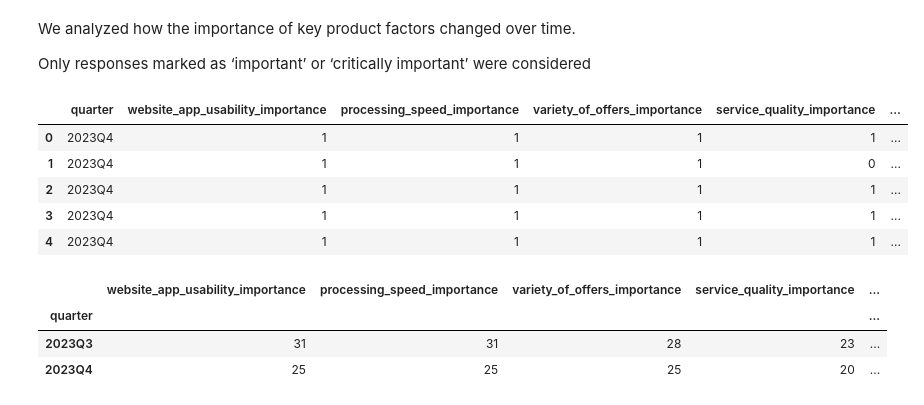
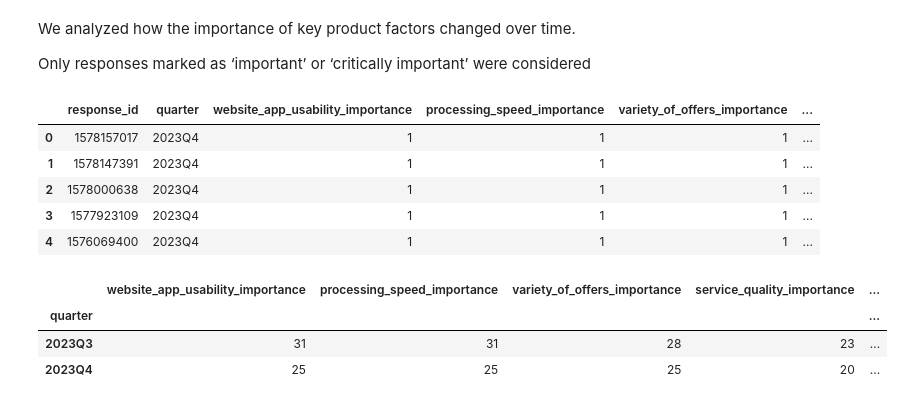
Before and after one commit to anxsel/analytics-portfolio, a Jupyter notebook: hotel-booking-survey-analysis/survey_analysis.ipynb, the cells around one changed output. Drawn from its saved outputs; the diff is of its cells as text; code cells hidden in the pictures.

```diff
--- a/hotel-booking-survey-analysis/survey_analysis.ipynb
+++ b/hotel-booking-survey-analysis/survey_analysis.ipynb
@@ -156,7 +156,7 @@ Name: count, dtype: int64
 # %% [markdown]
 We have 77 'cannot_evaluate' answers which are nan
 # %%
-df.replace(['cannot_evaluate', float('nan')], None, inplace=True)
+df = df.replace('cannot_evaluate', pd.NA)
 df.head()
 # %% [output]
 |  | response_id | created_at | service_usage_duration | overall_satisfaction | website_app_usability | ... |
@@ -181,8 +181,33 @@ df['created_at'].dtype
 # %% [output]
 dtype('<M8[ns]')
 # %%
-df['quarter'] = pd.PeriodIndex(df['created_at'], freq='Q')
-df_new = pd.concat([df.iloc[:,:2], df.iloc[:,22], df.iloc[:,2:22]], axis=1)
+df['quarter'] = df['created_at'].dt.to_period('Q')
+base_cols = ['response_id', 'created_at', 'quarter']
+factor_cols = [
+    'overall_satisfaction',
+    'website_app_usability',
+    'processing_speed',
+    'variety_of_offers',
+    'service_quality',
+    'price_to_quality_ratio',
+    'reviews_ratings_convenience',
+    'hotel_info_quality_relevance',
+    'payment_security',
+    'booking_cancellation_modification'
+]
+importance_cols = [
+    'website_app_usability_importance',
+    'processing_speed_importance',
+    'variety_of_offers_importance',
+    'service_quality_importance',
+    'price_to_quality_ratio_importance',
+    'reviews_ratings_convenience_importance',
+    'hotel_info_quality_relevance_importance',
+    'payment_security_importance',
+    'booking_cancellation_modification_importance'
+]
 
-df_new.head()
+analysis_df = df[base_cols + factor_cols + importance_cols].copy()
+
+analysis_df.head()
 # %% [output]
@@ -373,14 +397,16 @@ We analyzed how the importance of key product factors changed over time.
 
 Only responses marked as ‘important’ or ‘critically important’ were considered
 # %%
-importance = df_new.iloc[:, [2, 14, 15, 16, 17, 18, 19, 20, 21, 22]]
-importance.iloc[:, 1:] = importance.iloc[:, 1:].applymap(lambda x: 1 if (x == 'important' or x == 'critically_important') else 0)
-importance.head()
+importance_df = analysis_df[['response_id', 'quarter'] + importance_cols]
+importance_df[importance_cols] = importance_df[importance_cols].map(
+    lambda x: 1 if pd.notna(x) and x in ['important', 'critically_important'] else 0
+)
+importance_df.head()
 # %% [output]
-|  | quarter | website_app_usability_importance | processing_speed_importance | variety_of_offers_importance | service_quality_importance | ... |
-| 0 | 2023Q4 | 1 | 1 | 1 | 1 | ... |
-| 1 | 2023Q4 | 1 | 1 | 1 | 0 | ... |
-| 2 | 2023Q4 | 1 | 1 | 1 | 1 | ... |
-| 3 | 2023Q4 | 1 | 1 | 1 | 1 | ... |
-| 4 | 2023Q4 | 1 | 1 | 1 | 1 | ... |
+|  | response_id | quarter | website_app_usability_importance | processing_speed_importance | variety_of_offers_importance | ... |
+| 0 | 1578157017 | 2023Q4 | 1 | 1 | 1 | ... |
+| 1 | 1578147391 | 2023Q4 | 1 | 1 | 1 | ... |
+| 2 | 1578000638 | 2023Q4 | 1 | 1 | 1 | ... |
+| 3 | 1577923109 | 2023Q4 | 1 | 1 | 1 | ... |
+| 4 | 1576069400 | 2023Q4 | 1 | 1 | 1 | ... |
 # %%
```
Also changed, not shown: parts of 39 cells of this notebook.
